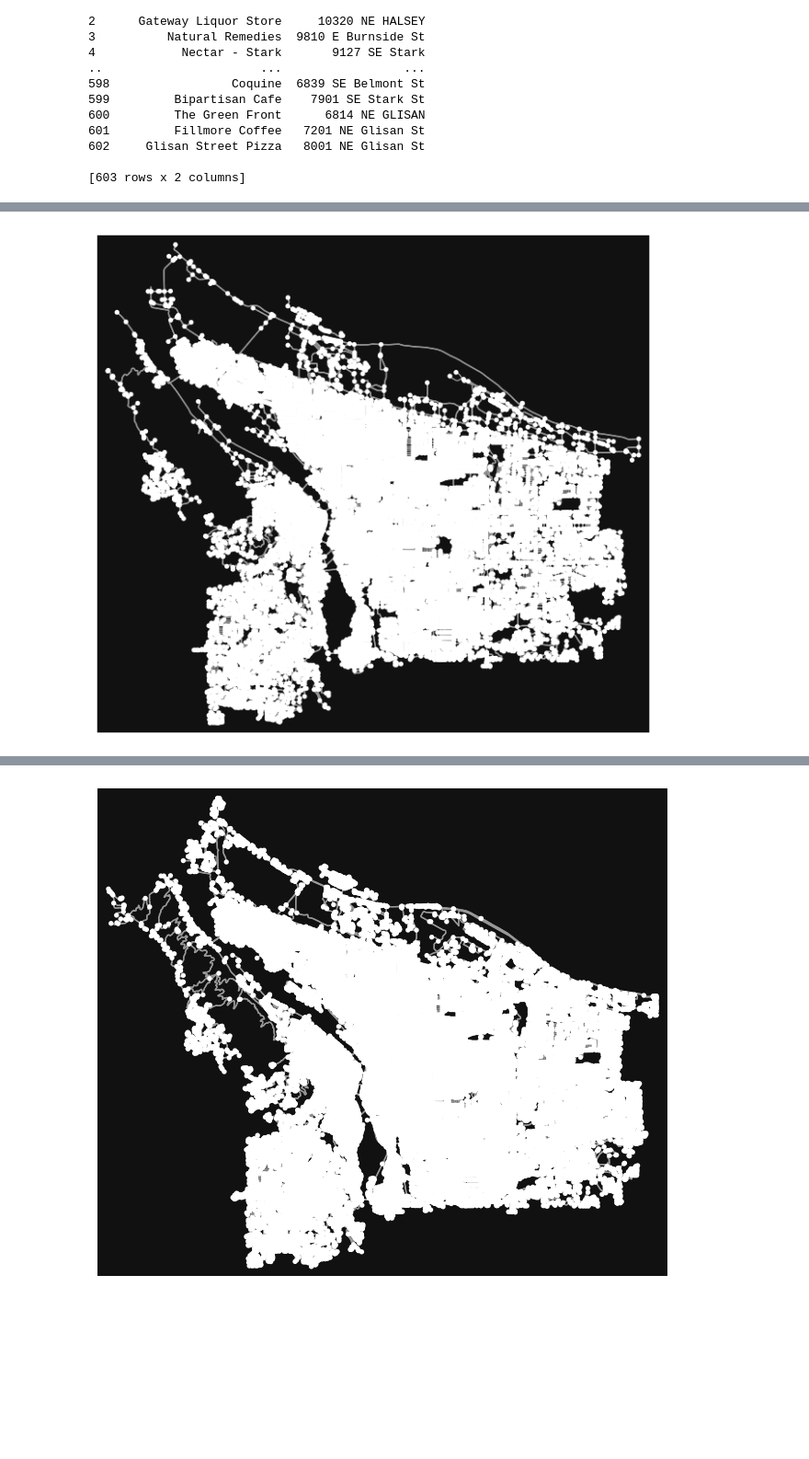
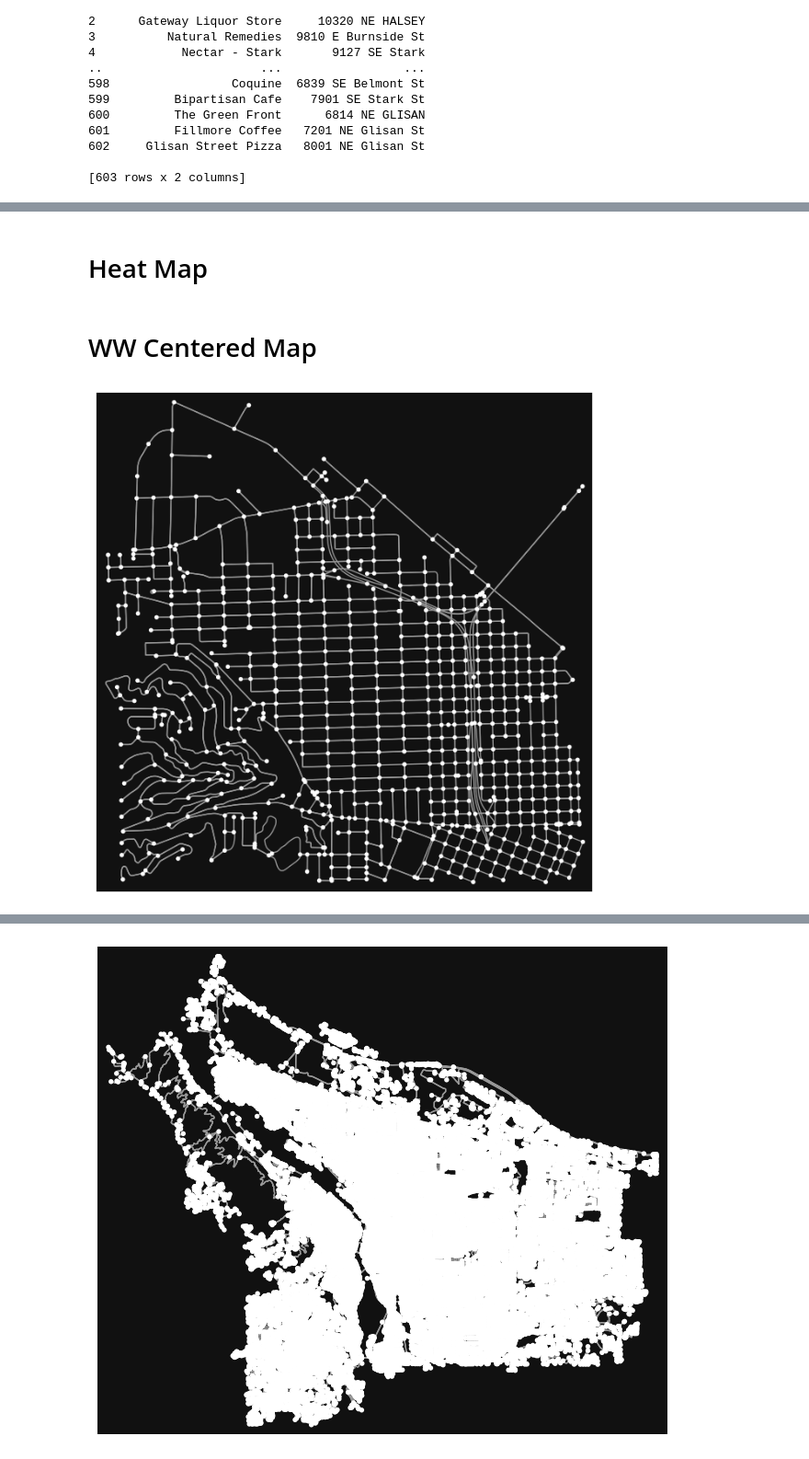
Before and after one commit to idellinger/WW_Project, a Jupyter notebook: WW_box_locations.ipynb, the cells around one changed output, grey strips where cells are left out. Shown at 92% size. Saved outputs shown, nothing was run; the diff lists cells and outputs as text; code cells hidden in the pictures; blank space fills up the shorter version.

```diff
--- a/WW_box_locations.ipynb
+++ b/WW_box_locations.ipynb
@@ -190,6 +193,8 @@ for index, row in ww_boxes_gdf.iterrows():
 ww_map
 # %% [output]
 [interactive output not drawn]
+# %% [markdown]
+# Heat Map
 # %%
 from folium import plugins
 
@@ -202,8 +207,11 @@ plugins.HeatMap(heat_data,min_opacity=0.5,radius=20).add_to(ww_heat_map)
 
 ww_heat_map
 ww_heat_map.save('ww_heat_map.html')
+# %% [markdown]
+# WW Centered Map
 # %%
-portland_base = ox.graph_from_place("Portland, Oregon, USA", network_type="drive")
-fig, ax = ox.plot_graph(portland_base)
+ww_hq = (45.53323891920483, -122.69736081979806)
+ww_hq_base = ox.graph_from_point(ww_hq, dist= 1500, network_type="drive")
+fig, ax = ox.plot_graph(ww_hq_base)
 # %% [output]
-[figure, old version]
+[figure, new version]
```
Also changed, not shown: parts of 16 cells of this notebook, 4 other files.
